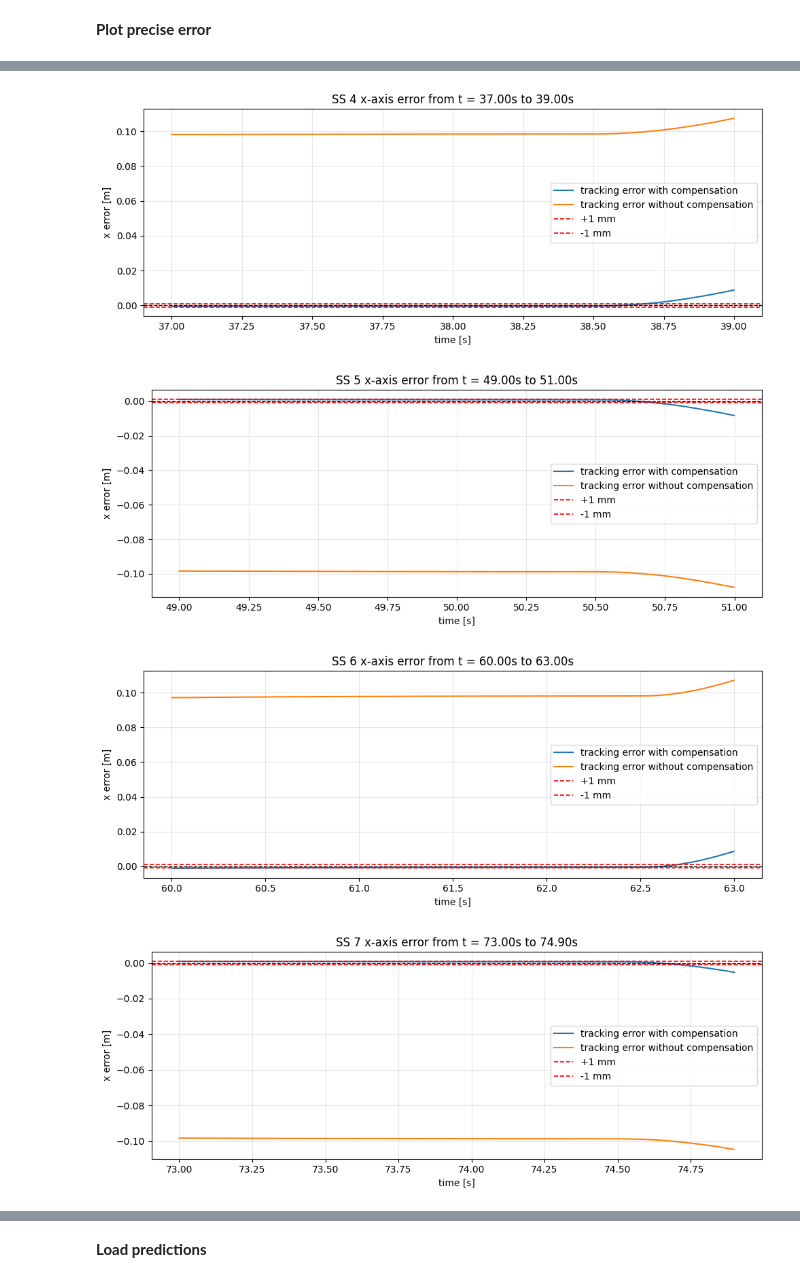
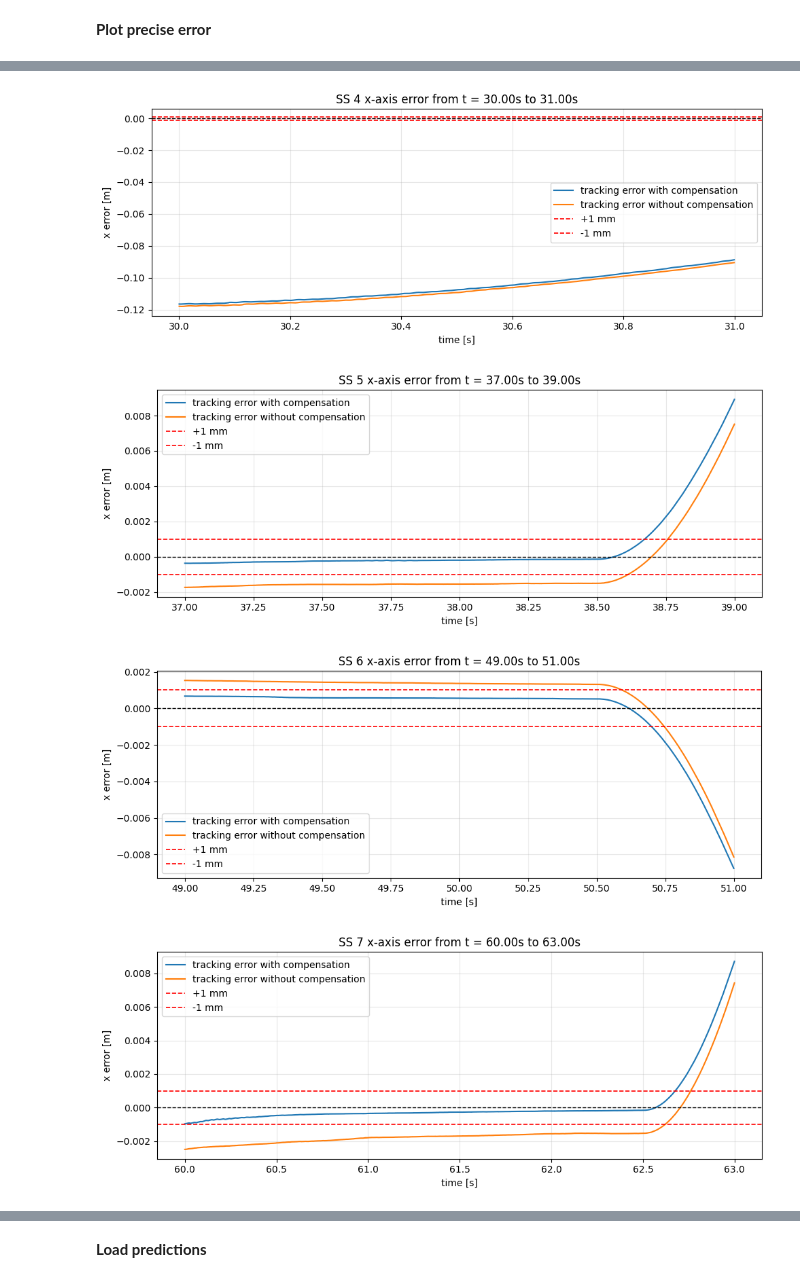
Before and after one commit to Anthony7-Ho/nonlinear_deepc_controller, a Jupyter notebook: performance_evaluation/evaluatin_cartesian_impedance.ipynb, the cells around one changed output, grey strips where cells are left out. Drawn from its saved outputs; the diff is of its cells as text; code cells hidden in the pictures.

```diff
--- a/performance_evaluation/evaluatin_cartesian_impedance.ipynb
+++ b/performance_evaluation/evaluatin_cartesian_impedance.ipynb
@@ -5,16 +6,25 @@ import pandas as pd
 # %% [markdown]
 **Load xyz data**
 # %%
+
+stiffness_tag = "3000"
+base_dir = "logs"
+
+log_dir = os.path.join(base_dir, stiffness_tag)
+
 ref_data_x = pd.read_csv('cartesian_ref_x.csv')
 ref_data_y = pd.read_csv('cartesian_ref_y.csv')
 ref_data_z = pd.read_csv('cartesian_ref_z.csv')
 
-data_x = pd.read_csv('cartesian_log_x.csv')['x'].to_numpy()
-kernel_x = pd.read_csv('cartesian_log_kernel_x.csv')['x'].to_numpy()
-data_y = pd.read_csv('cartesian_log_y.csv')['y'].to_numpy()
-kernel_y = pd.read_csv('cartesian_log_kernel_y.csv')['y'].to_numpy()
-data_z = pd.read_csv('cartesian_log_z.csv')['z'].to_numpy()
-kernel_z = pd.read_csv('cartesian_log_kernel_z.csv')['z'].to_numpy()
+data_x = pd.read_csv(os.path.join(log_dir, "cartesian_log_x.csv"))["x"].to_numpy()
+kernel_x = pd.read_csv(os.path.join(log_dir, "cartesian_log_kernel_x.csv"))["x"].to_numpy()
+
+data_y = pd.read_csv(os.path.join(log_dir, "cartesian_log_y.csv"))["y"].to_numpy()
+kernel_y = pd.read_csv(os.path.join(log_dir, "cartesian_log_kernel_y.csv"))["y"].to_numpy()
+
+data_z = pd.read_csv(os.path.join(log_dir, "cartesian_log_z.csv"))["z"].to_numpy()
+kernel_z = pd.read_csv(os.path.join(log_dir, "cartesian_log_kernel_z.csv"))["z"].to_numpy()
+
 
 t_common_x = ref_data_x['time_s'].to_numpy()
 
@@ -77,6 +87,7 @@ steady_state_regions = [
     (4500, 5100), # region 1
     (13000, 15000), # region 2
     (25000, 27000), # region 3
+    (30000, 31000), # region 4
     (37000, 39000), # region 4
     (49000, 51000), # region 5
     (60000, 63000), # region 6
@@ -92,14 +103,14 @@ for idx, (start, end) in enumerate(steady_state_regions):
 
     # Extract window
     t_window = t_common_x[start:end]
-    err_window_comp = err_comp_xyz[start:end, 1] # x-axis error
-    err_window = err_no_comp_xyz[start:end, 1] # x-axis error
+    err_window_comp = err_comp_xyz[start:end, 2] # x-axis error
+    err_window = err_no_comp_xyz[start:end, 2] # x-axis error
 
-     # Plot error with compensation
+    # Plot error with compensation
 
     plt.figure(figsize=(10, 4))
     plt.plot(t_window, err_window_comp, linewidth=1.5, label="tracking error with compensation")
-    # plt.plot(t_window, err_window, linewidth=1.5, label="tracking error without compensation")
+    plt.plot(t_window, err_window, linewidth=1.5, label="tracking error without compensation")
 
     # Zero line
     plt.axhline(0, color='black', linestyle='--', linewidth=1)
@@ -122,4 +133,4 @@ for idx, (start, end) in enumerate(steady_state_regions):
-[figure, old version]
+[figure, new version]
-[figure, old version]
+[figure, new version]
-[figure, old version]
+[figure, new version]
-[figure, old version]
+[figure, new version]
```
Also changed, not shown: parts of 6 cells of this notebook, 9 other files.
